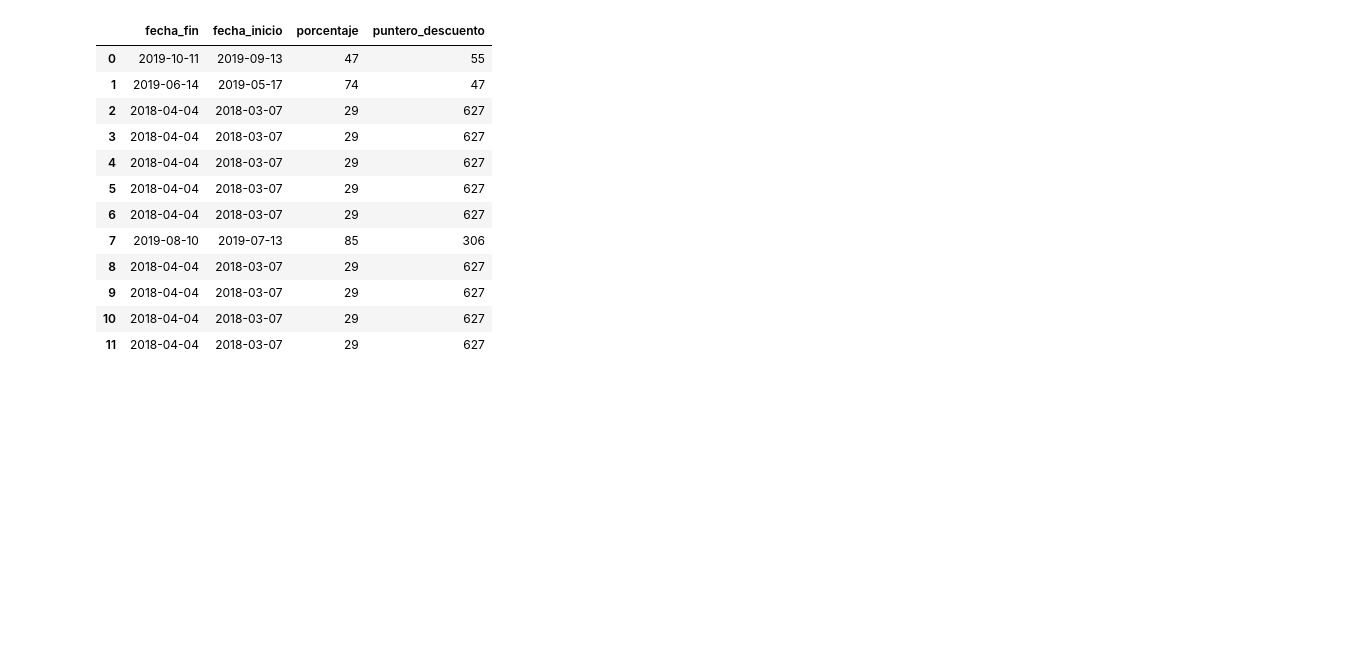
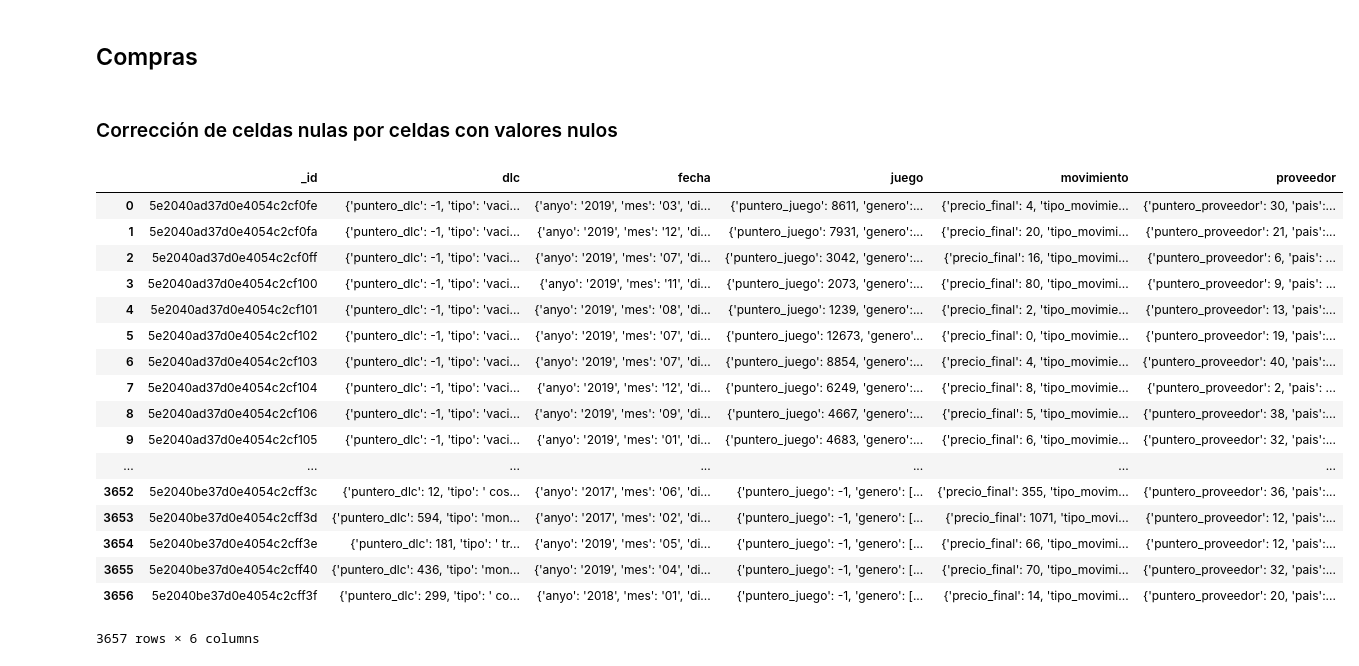
Before and after one commit to alberto402/StumForYou, a Jupyter notebook: bbdd/Clustering.ipynb, the cells around one changed output. Cells and saved outputs as stored; diff of their text form; code cells hidden in the pictures; blank space fills up the shorter version.

Commit message:
Obtención de dataframes (Sin descuentos)

```diff
--- a/bbdd/Clustering.ipynb
+++ b/bbdd/Clustering.ipynb
@@ -15,40 +20,39 @@ myclient = MongoClient("mongodb://localhost:27017/")
 mydb = myclient['stum_for_you']
 mycol = mydb["multidimensional"]
 
-multi = mycol.find()
-df = pd.DataFrame(list(multi))
-
-dfmovimiento = pd.DataFrame(list(df.movimiento))
-dffecha = pd.DataFrame(list(df.fecha))
-dfdescuento = pd.DataFrame(list(df.descuento.dropna()))
-dfdlc = pd.DataFrame(list(df.dlc.dropna())) #Probar con cambios
-dfjuego = pd.DataFrame(list(df.juego.dropna())) #Probar con cambios
-dfproveedor = pd.DataFrame(list(df.proveedor.dropna())) #Cambiar el drop
-dfubicacion = pd.DataFrame(list(df.ubicacion.dropna())) #Cambiar el drop
-dfusuario = pd.DataFrame(list(df.usuario.dropna())) #Cambiar el drop
-dfdescuento
-
-
-##Hacer dataframes con los siguientes caracteristicas
-#Compras de juegos sin descuentos
-#Compras de DLCs sin descuentos
-#Compras de juegos con descuentos
-#Compras de DLCs con descuentos
-#Ventas de juegos sin descuentos
-#Ventas de DLCs sin descuentos
-#Ventas de juegos con descuentos
-#Ventas de DLCs con descuentos
+compra = mycol.find({"movimiento.tipo_movimiento":"compra"})
+venta = mycol.find({"movimiento.tipo_movimiento":"venta"})
+dfc = pd.DataFrame(list(compra))
+dfv = pd.DataFrame(list(venta))
-# %% [output]
-|  | fecha_fin | fecha_inicio | porcentaje | puntero_descuento |
-| 0 | 2019-10-11 | 2019-09-13 | 47 | 55 |
-| 1 | 2019-06-14 | 2019-05-17 | 74 | 47 |
-| 2 | 2018-04-04 | 2018-03-07 | 29 | 627 |
-| 3 | 2018-04-04 | 2018-03-07 | 29 | 627 |
-| 4 | 2018-04-04 | 2018-03-07 | 29 | 627 |
-| 5 | 2018-04-04 | 2018-03-07 | 29 | 627 |
-| 6 | 2018-04-04 | 2018-03-07 | 29 | 627 |
-| 7 | 2019-08-10 | 2019-07-13 | 85 | 306 |
-| 8 | 2018-04-04 | 2018-03-07 | 29 | 627 |
-| 9 | 2018-04-04 | 2018-03-07 | 29 | 627 |
-| 10 | 2018-04-04 | 2018-03-07 | 29 | 627 |
-| 11 | 2018-04-04 | 2018-03-07 | 29 | 627 |
+# %% [markdown]
+## Compras
+# %% [markdown]
+### Corrección de celdas nulas por celdas con valores nulos
+# %%
+for col in dfc:
+    for i, row_value in dfc[col].iteritems():
+        if col == "dlc" and dfc[col].isna()[i]:
+            dfc[col][i]={'puntero_dlc': -1, 'tipo': 'vacio', 'precio_dlc': -1}
+        if col == "juego" and dfc[col].isna()[i]:
+            dfc[col][i]={'puntero_juego': -1, 'genero': [], 'precio_juego': -1, 'clasificacion':'vacio'}
+# %%
+dfc
+# %% [output]
+|  | _id | dlc | fecha | juego | movimiento | proveedor |
+| 0 | 5e2040ad37d0e4054c2cf0fe | {'puntero_dlc': -1, 'tipo': 'vaci... | {'anyo': '2019', 'mes': '03', 'di... | {'puntero_juego': 8611, 'genero':... | {'precio_final': 4, 'tipo_movimie... | {'puntero_proveedor': 30, 'pais':... |
+| 1 | 5e2040ad37d0e4054c2cf0fa | {'puntero_dlc': -1, 'tipo': 'vaci... | {'anyo': '2019', 'mes': '12', 'di... | {'puntero_juego': 7931, 'genero':... | {'precio_final': 20, 'tipo_movimi... | {'puntero_proveedor': 21, 'pais':... |
+| 2 | 5e2040ad37d0e4054c2cf0ff | {'puntero_dlc': -1, 'tipo': 'vaci... | {'anyo': '2019', 'mes': '07', 'di... | {'puntero_juego': 3042, 'genero':... | {'precio_final': 16, 'tipo_movimi... | {'puntero_proveedor': 6, 'pais': ... |
+| 3 | 5e2040ad37d0e4054c2cf100 | {'puntero_dlc': -1, 'tipo': 'vaci... | {'anyo': '2019', 'mes': '11', 'di... | {'puntero_juego': 2073, 'genero':... | {'precio_final': 80, 'tipo_movimi... | {'puntero_proveedor': 9, 'pais': ... |
+| 4 | 5e2040ad37d0e4054c2cf101 | {'puntero_dlc': -1, 'tipo': 'vaci... | {'anyo': '2019', 'mes': '08', 'di... | {'puntero_juego': 1239, 'genero':... | {'precio_final': 2, 'tipo_movimie... | {'puntero_proveedor': 13, 'pais':... |
+| 5 | 5e2040ad37d0e4054c2cf102 | {'puntero_dlc': -1, 'tipo': 'vaci... | {'anyo': '2019', 'mes': '07', 'di... | {'puntero_juego': 12673, 'genero'... | {'precio_final': 0, 'tipo_movimie... | {'puntero_proveedor': 19, 'pais':... |
+| 6 | 5e2040ad37d0e4054c2cf103 | {'puntero_dlc': -1, 'tipo': 'vaci... | {'anyo': '2019', 'mes': '07', 'di... | {'puntero_juego': 8854, 'genero':... | {'precio_final': 4, 'tipo_movimie... | {'puntero_proveedor': 40, 'pais':... |
+| 7 | 5e2040ad37d0e4054c2cf104 | {'puntero_dlc': -1, 'tipo': 'vaci... | {'anyo': '2019', 'mes': '12', 'di... | {'puntero_juego': 6249, 'genero':... | {'precio_final': 8, 'tipo_movimie... | {'puntero_proveedor': 2, 'pais': ... |
+| 8 | 5e2040ad37d0e4054c2cf106 | {'puntero_dlc': -1, 'tipo': 'vaci... | {'anyo': '2019', 'mes': '09', 'di... | {'puntero_juego': 4667, 'genero':... | {'precio_final': 5, 'tipo_movimie... | {'puntero_proveedor': 38, 'pais':... |
+| 9 | 5e2040ad37d0e4054c2cf105 | {'puntero_dlc': -1, 'tipo': 'vaci... | {'anyo': '2019', 'mes': '01', 'di... | {'puntero_juego': 4683, 'genero':... | {'precio_final': 6, 'tipo_movimie... | {'puntero_proveedor': 32, 'pais':... |
+| ... | ... | ... | ... | ... | ... | ... |
+| 3652 | 5e2040be37d0e4054c2cff3c | {'puntero_dlc': 12, 'tipo': ' cos... | {'anyo': '2017', 'mes': '06', 'di... | {'puntero_juego': -1, 'genero': [... | {'precio_final': 355, 'tipo_movim... | {'puntero_proveedor': 36, 'pais':... |
+| 3653 | 5e2040be37d0e4054c2cff3d | {'puntero_dlc': 594, 'tipo': 'mon... | {'anyo': '2017', 'mes': '02', 'di... | {'puntero_juego': -1, 'genero': [... | {'precio_final': 1071, 'tipo_movi... | {'puntero_proveedor': 12, 'pais':... |
+| 3654 | 5e2040be37d0e4054c2cff3e | {'puntero_dlc': 181, 'tipo': ' tr... | {'anyo': '2019', 'mes': '05', 'di... | {'puntero_juego': -1, 'genero': [... | {'precio_final': 66, 'tipo_movimi... | {'puntero_proveedor': 12, 'pais':... |
+| 3655 | 5e2040be37d0e4054c2cff40 | {'puntero_dlc': 436, 'tipo': 'mon... | {'anyo': '2019', 'mes': '04', 'di... | {'puntero_juego': -1, 'genero': [... | {'precio_final': 70, 'tipo_movimi... | {'puntero_proveedor': 32, 'pais':... |
+| 3656 | 5e2040be37d0e4054c2cff3f | {'puntero_dlc': 299, 'tipo': ' co... | {'anyo': '2018', 'mes': '01', 'di... | {'puntero_juego': -1, 'genero': [... | {'precio_final': 14, 'tipo_movimi... | {'puntero_proveedor': 20, 'pais':... |
+3657 rows × 6 columns
```
Also changed, not shown: parts of 6 cells of this notebook.
